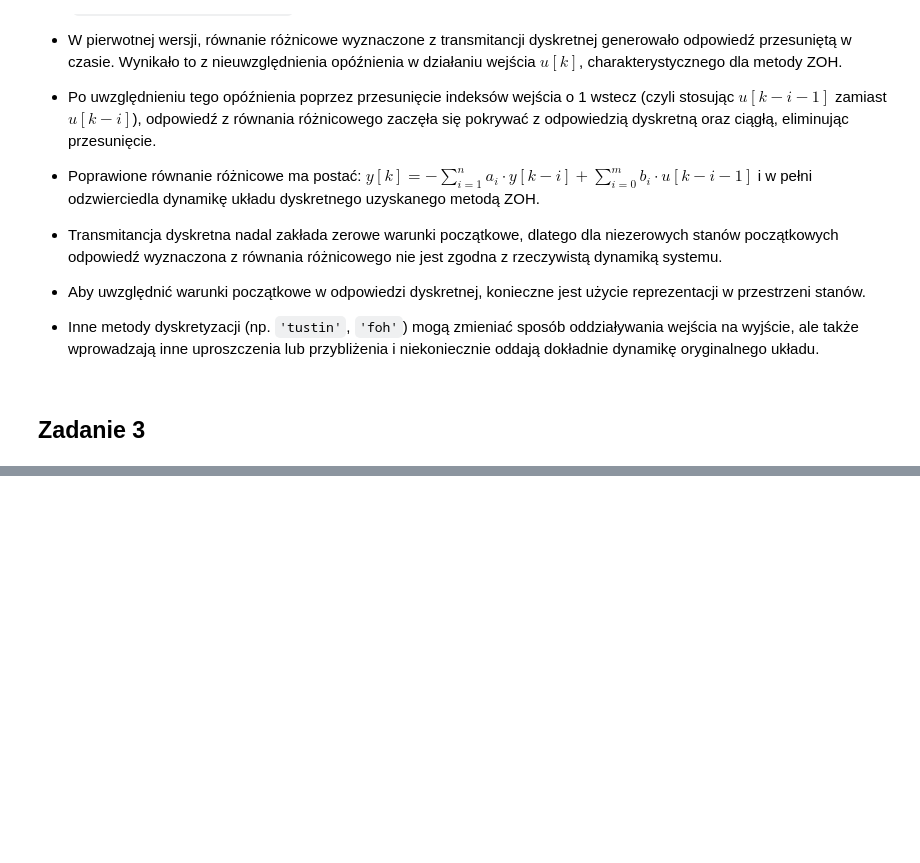
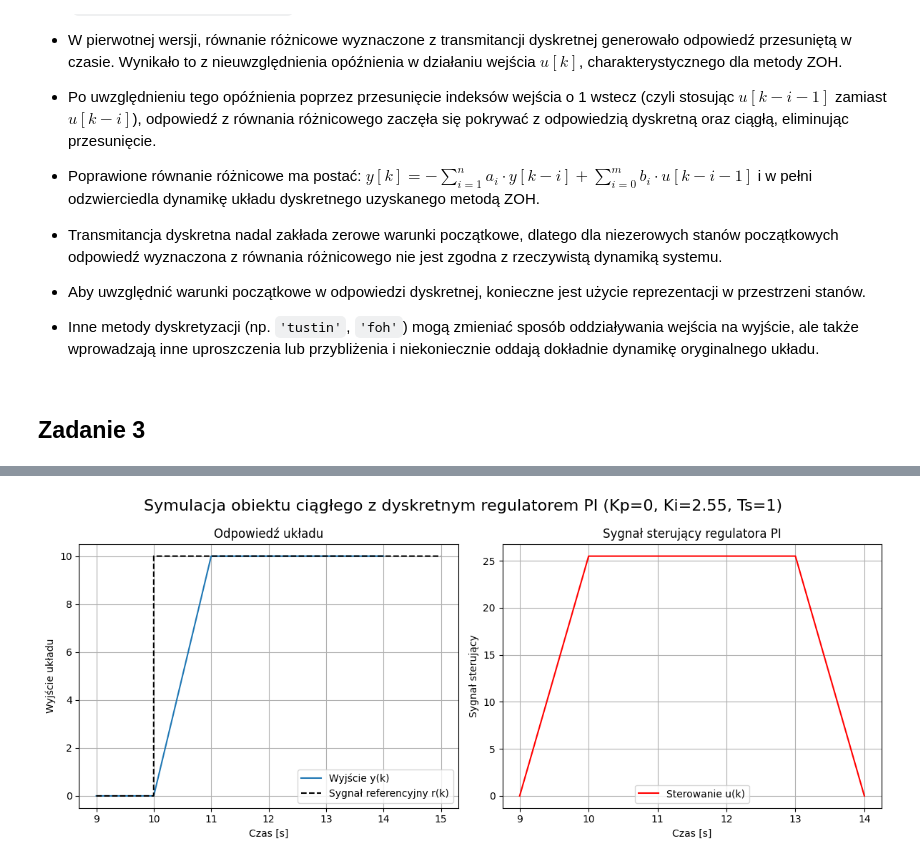
Before and after one commit to iwonieevo/TR-Projekt, a Jupyter notebook: Projekt 3&4/proj_3&4.ipynb, the cells around one changed output, grey strips where cells are left out. Drawn from its saved outputs; the diff is of its cells as text; code cells hidden in the pictures; blank space fills up the shorter version.

```diff
--- a/Projekt 3&4/proj_3&4.ipynb
+++ b/Projekt 3&4/proj_3&4.ipynb
@@ -268,0 +373,10 @@ compare_continuous_discrete(G2_s, Ts=[0.1, 0.4, 0.7, 1.0], ics=[1, 1, 1], u_sign
+# %%
+ts = 1
+kp = 0
+ki = 2.55
+t_max = 15
+
+sim_out = simulate_g1_continous(kp, ki, ts, t_max)
+plot_simulation_results(sim_out, ts, t_max, f'Symulacja obiektu ciągłego z dyskretnym regulatorem PI (Kp={kp}, Ki={ki}, Ts={ts})')
+# %% [output]
+[figure, added]
```
Also changed, not shown: parts of 8 cells of this notebook, 1 other file.
